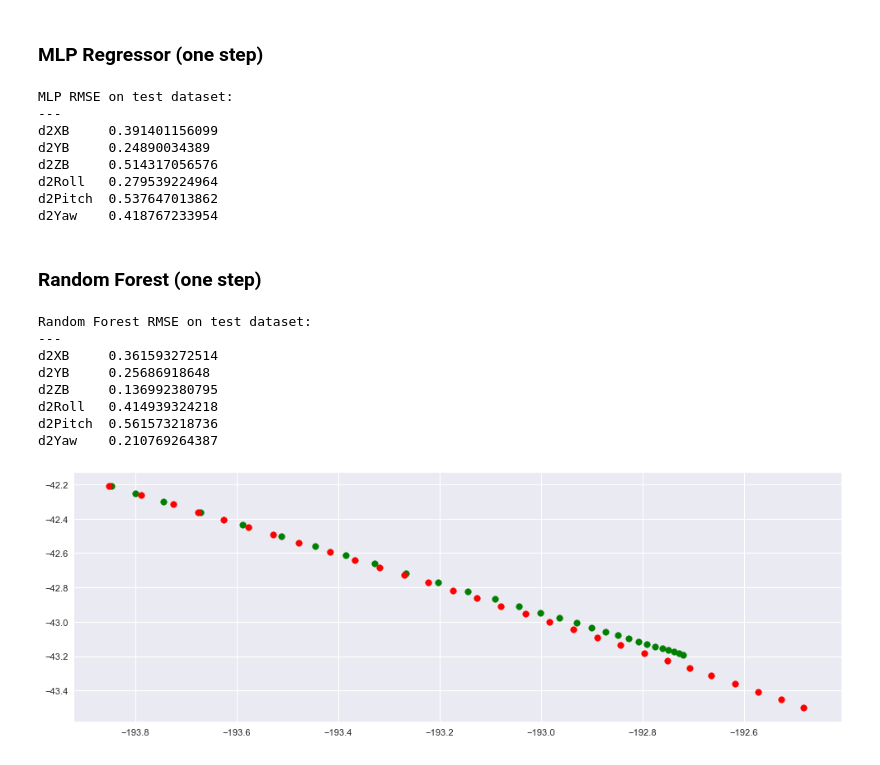
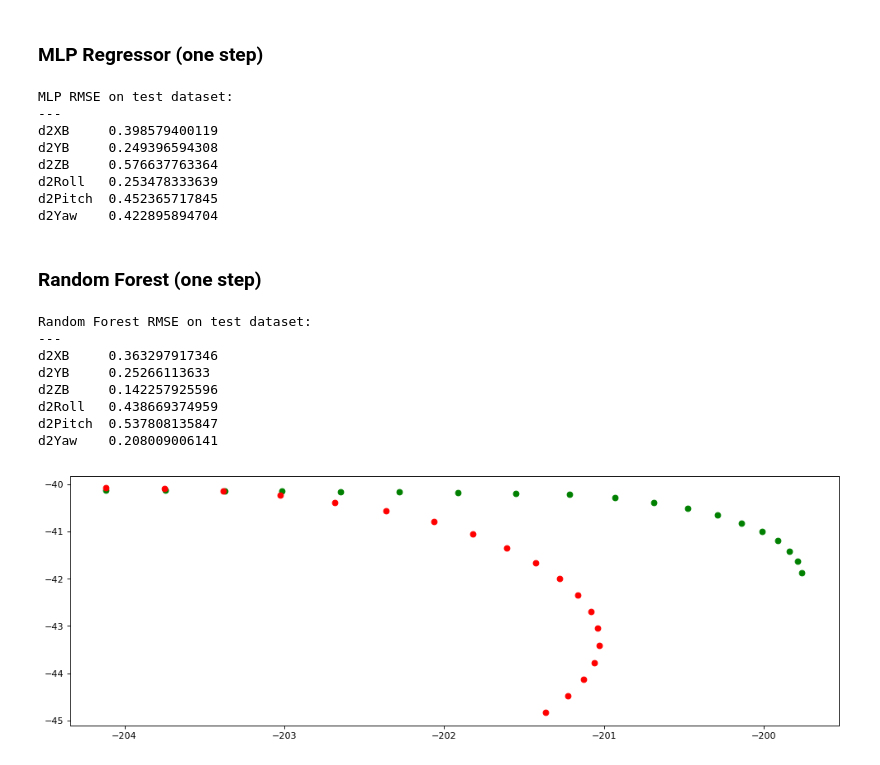
Before and after one commit to abdelrahman-t/rl, a Jupyter notebook: multirotor/src/notebooks/acceleration_model.ipynb, the cells around one changed output. Saved outputs shown, nothing was run; the diff lists cells and outputs as text; code cells hidden in the pictures.

```diff
--- a/multirotor/src/notebooks/acceleration_model.ipynb
+++ b/multirotor/src/notebooks/acceleration_model.ipynb
@@ -33,22 +30,22 @@ xTrain, xTest, yTrain, yTest = X[:train], X[train:], y[:train], y[train:]
 # %% [markdown]
 ## Sanity Check (Acceleration)
 # %%
-limit = 900
+limit = 800
 integration_error = np.zeros((limit, 6))
 # %%
-gen2 = integrateTrajectoryAccelerationBody(initialPosition=dataset.loc[1, ['x', 'y', 'z']].values,
-                                           initialOrientation=dataset.loc[1, ['roll', 'pitch', 'yaw']].values,
-                                           initialLinearVelocityBody=X.loc[0, ['dXB', 'dYB', 'dZB']].values,
-                                           initialBodyRates=X.loc[0, ['dRoll', 'dPitch', 'dYaw']].values,
+gen2 = integrateTrajectoryAccelerationBody(position=dataset.loc[1, ['x', 'y', 'z']].values,
+                                           orientation=dataset.loc[1, ['roll', 'pitch', 'yaw']].values,
+                                           linearVelocity=X.loc[0, ['dXB', 'dYB', 'dZB']].values,
+                                           angularVelocity=X.loc[0, ['dRoll', 'dPitch', 'dYaw']].values,
 
-                                           linearAccelerationsBody=y[['d2XB', 'd2YB', 'd2ZB']].values,
-                                           angularAccelerationsBody=y[['d2Roll', 'd2Pitch', 'd2Yaw']].values,
+                                           linearAccelerations=y[['d2XB', 'd2YB', 'd2ZB']].values,
+                                           angularAccelerations=y[['d2Roll', 'd2Pitch', 'd2Yaw']].values,
                                            frequency=10.0 * np.ones((limit, )))
 
 figure(num=None, figsize=(20, 10), dpi=80, facecolor='w', edgecolor='k')
 
 for i in range(2, limit):
-    p, o, _, _ = next(gen2)
+    o, p = next(gen2)
 
     subplot(1, 2, 1)
     legend(['True'], fontsize=16)
@@ -95,17 +92,17 @@ print('MLP RMSE on test dataset:\n---')
 for i in y.columns:
     print(i + '\t', mean_squared_error(yPredicted[i], yTest[i]) ** 0.5)
 
-#mlp = MLPRegressor(hidden_layer_sizes=clf.best_params_['hidden_layer_sizes'],
-#                    alpha=clf.best_params_['alpha'], max_iter=int(10e8), random_state=10).fit(X, y)
+mlp = MLPRegressor(hidden_layer_sizes=clf.best_params_['hidden_layer_sizes'],
+                   alpha=clf.best_params_['alpha'], max_iter=int(10e8), random_state=10).fit(X, y)
 # %% [output]
 MLP RMSE on test dataset:
 ---
-d2XB     0.391401156099
-d2YB     0.24890034389
-d2ZB     0.514317056576
-d2Roll   0.279539224964
-d2Pitch  0.537647013862
-d2Yaw    0.418767233954
+d2XB     0.398579400119
+d2YB     0.249396594308
+d2ZB     0.576637763364
+d2Roll   0.253478333639
+d2Pitch  0.452365717845
+d2Yaw    0.422895894704
 # %% [markdown]
 ### Random Forest (one step)
 # %%
@@ -122,14 +119,14 @@ for i in y.columns:
 # %% [output]
 Random Forest RMSE on test dataset:
 ---
-d2XB     0.361593272514
-d2YB     0.25686918648
-d2ZB     0.136992380795
-d2Roll   0.414939324218
-d2Pitch  0.561573218736
-d2Yaw    0.210769264387
+d2XB     0.363297917346
+d2YB     0.25266113633
+d2ZB     0.142257925596
+d2Roll   0.438669374959
+d2Pitch  0.537808135847
+d2Yaw    0.208009006141
 # %%
-def predict(actions, initial, x0, frequency=10, limit=100, model=randomForest):
+def predict(actions, initial, x0, frequency=10, limit=100, model=mlp_cv):
     initialPosition = initial[[0, 1, 2]]
     initialOrientation = initial[[3, 4, 5]]
 
@@ -147,15 +144,15 @@ def predict(actions, initial, x0, frequency=10, limit=100, model=randomForest):
 
         s1 = model.predict(s0.reshape(1, -1))[0]
 
-        initialPosition, initialOrientation, _, _ =\
-        next(integrateTrajectoryAccelerationBody(initialPosition=initialPosition,
-                                                 initialOrientation=initialOrientation,
+        initialOrientation, initialPosition  =\
+        next(integrateTrajectoryAccelerationBody(position=initialPosition,
+                                                 orientation=initialOrientation,
 
-                                                 initialLinearVelocityBody = s0[[0, 1, 2]],
-                                                 initialBodyRates = s0[[3, 4, 5]],
+                                                 linearVelocity = s0[[0, 1, 2]],
+                                                 angularVelocity = s0[[3, 4, 5]],
 
-                                                 linearAccelerationsBody=[s1[[0, 1, 2]]],
-                                                 angularAccelerationsBody=[s1[[3, 4, 5]]],
+                                                 linearAccelerations=[s1[[0, 1, 2]]],
+                                                 angularAccelerations=[s1[[3, 4, 5]]],
 
                                                  frequency=[frequency]))
 
@@ -163,26 +160,27 @@ def predict(actions, initial, x0, frequency=10, limit=100, model=randomForest):
 # %%
 figure(num=None, figsize=(15, 5), dpi=80, facecolor='w', edgecolor='k')
 
-limit = 30
+limit = 20
 shift = np.random.randint(xTest.shape[0]-limit)
 prediction_error = np.zeros((limit, 6))
 
+euler = toEulerianAngle(dataset.loc[train+shift, ['scalar', 'i', 'j', 'k']].values)
 gen2 = predict(xTest[['moveForward', 'yawCCW', 'yawCW', 'hover']].values[shift:],
-               dataset.loc[train+shift, ['x', 'y', 'z', 'roll', 'pitch', 'yaw']].values, xTest.iloc[shift].values, 10.0)
+               np.concatenate((dataset.loc[train+shift, ['x', 'y', 'z']].values, euler)), xTest.iloc[shift].values, 10.0)
 
 
 for i in range(1, limit):
     p, o = next(gen2)
 
     pTrue = dataset.loc[i+train+shift, ['x', 'y', 'z']]
     oTrue = dataset.loc[i+train+shift, ['roll', 'pitch', 'yaw']]
     plt.scatter(pTrue[0], pTrue[1], color='green')
 
     plt.scatter(p[0], p[1], color='red')
 
     prediction_error[i-1] = np.concatenate((p-pTrue, np.rad2deg(getAverageAngularVelocity(oTrue, o, 1.0))))
 # %% [output]
-[figure, old version]
+[figure, new version]
 # %%
 prediction_error_df = pd.DataFrame(prediction_error, columns=['x_error', 'y_error', 'z_error',
                                                               'psi_error', 'theta_error', 'phi_error'])
```
Also changed, not shown: parts of 3 cells of this notebook, 9 other files.
